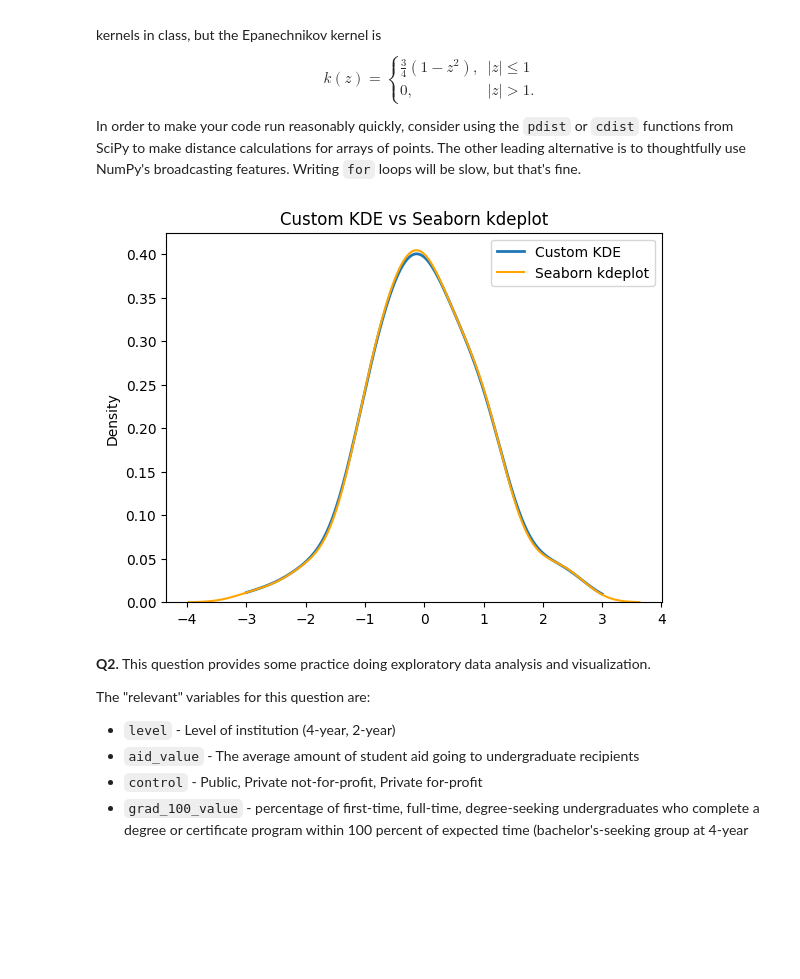
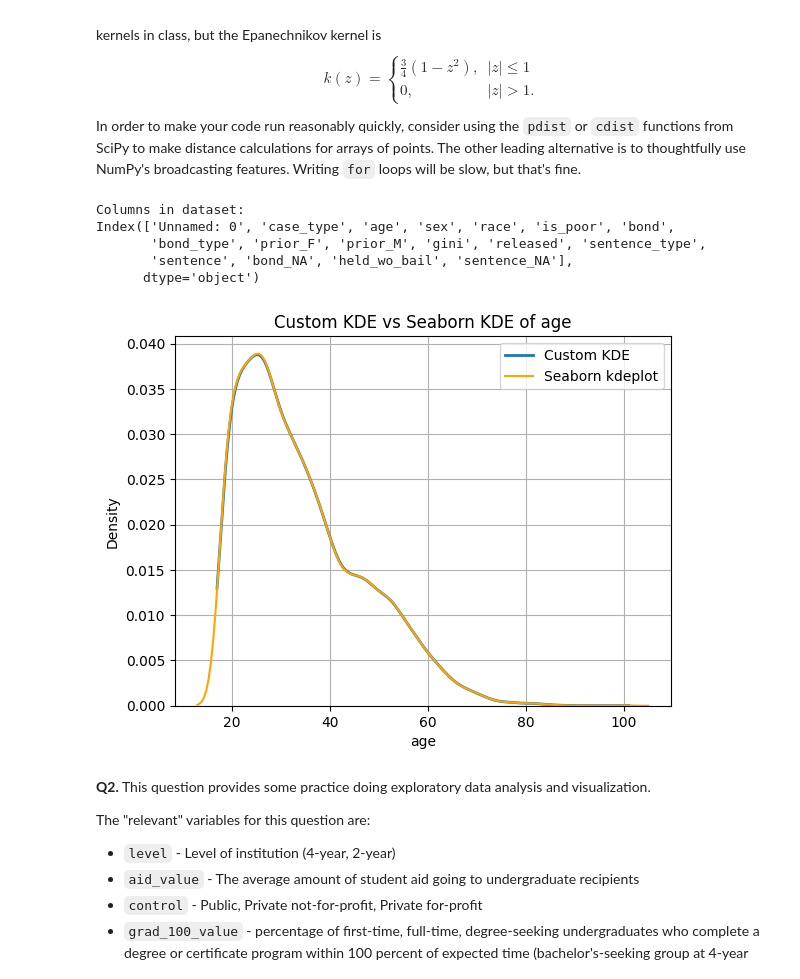
Before and after one commit to suhanee-singh/visualization_assignment, a Jupyter notebook: assignment.ipynb, the cells around one changed output. Saved outputs shown, nothing was run; the diff lists cells and outputs as text; code cells hidden in the pictures; blank space fills up the shorter version.

```diff
--- a/assignment.ipynb
+++ b/assignment.ipynb
@@ -35,79 +35,80 @@ $$
 
 In order to make your code run reasonably quickly, consider using the `pdist` or `cdist` functions from SciPy to make distance calculations for arrays of points. The other leading alternative is to thoughtfully use NumPy's broadcasting features. Writing `for` loops will be slow, but that's fine.
 # %%
+import pandas as pd
 import numpy as np
 import matplotlib.pyplot as plt
 import seaborn as sns
 
-# Kernel functions options
+# Kernel functions
 def gaussian_kernel(z):
     return (1 / np.sqrt(2 * np.pi)) * np.exp(-0.5 * z**2)
-
 def uniform_kernel(z):
     return np.where(np.abs(z) <= 1, 0.5, 0)
-
 def epanechnikov_kernel(z):
     return np.where(np.abs(z) <= 1, 0.75 * (1 - z**2), 0)
 
-# Silverman's bandwidth selector
+# Silverman's bandwidth
 def silverman_bw(x):
     n = len(x)
     std_dev = np.std(x)
     return 1.06 * std_dev * n ** (-1/5)
 
-# Main kernel density estimator function
+# main KDE func
 def my_kde(data, grid, kernel="gaussian", bandwidth=None):
-    """
-    Parameters:
-        data: 1D array-like data points.
-        grid: points at which to estimate density.
-        kernel: kernel type: "gaussian", "uniform", "epanechnikov".
-        bandwidth: smoothing parameter. If None, uses Silverman rule.
-    """
     data = np.asarray(data, dtype=float)
-    # Set bandwidth default
+
+    # Remove NaNs
+    data = data[~np.isnan(data)]
+    #set up default
     if bandwidth is None:
         bandwidth = silverman_bw(data)
-
-    # Map kernel name to function
     kernels = {
         "gaussian": gaussian_kernel,
         "uniform": uniform_kernel,
         "epanechnikov": epanechnikov_kernel
     }
     kernel_func = kernels.get(kernel)
     if kernel_func is None:
         raise ValueError("Invalid kernel: choose 'gaussian', 'uniform', or 'epanechnikov'")
-
     densities = []
     for pt in grid:
-        z = (pt - data) / bandwidth       # Standardized distance
-        kd_vals = kernel_func(z)          # Apply kernel
-        density = np.mean(kd_vals) / bandwidth  # Normalize and average
+        z = (pt - data) / bandwidth
+        kd_vals = kernel_func(z)
+        density = np.mean(kd_vals) / bandwidth
         densities.append(density)
-
     return np.array(densities)
 
-# Example usage and plot
-if __name__ == "__main__":
-    # Sample data
-    data = np.random.normal(0, 1, 100)
-    grid = np.linspace(-3, 3, 200)
+# TESTING
+df = pd.read_csv('./data/pretrial_data.csv')
 
-    # Compute KDE with custom function
-    density = my_kde(data, grid, kernel="gaussian")
+print("Columns in dataset:")
+print(df.columns)
+df.columns = df.columns.str.strip()
+data_column = 'age'
+data = df[data_column]
 
-    # Plot custom KDE
-    plt.plot(grid, density, label="Custom KDE", linewidth=2)
+# Define grid
+grid = np.linspace(data.min() - 1, data.max() + 1, 200)
+density = my_kde(data, grid, kernel='gaussian')
+plt.plot(grid, density, label='Custom KDE', linewidth=2)
 
-    # Plot Seaborn KDE for comparison
-    sns.kdeplot(data, bw_adjust=1, label="Seaborn kdeplot", color="orange")
+# Plot seaborn KDE
+sns.kdeplot(data, bw_adjust=1, label='Seaborn kdeplot', color='orange')
 
-    plt.legend()
-    plt.title("Custom KDE vs Seaborn kdeplot")
-    plt.show()
+plt.title(f'Custom KDE vs Seaborn KDE of {data_column}')
+plt.xlabel(data_column)
+plt.ylabel('Density')
+plt.legend()
+plt.grid(True)
+plt.show()
 # %% [output]
+Columns in dataset:
+Index(['Unnamed: 0', 'case_type', 'age', 'sex', 'race', 'is_poor', 'bond',
+       'bond_type', 'prior_F', 'prior_M', 'gini', 'released', 'sentence_type',
+       'sentence', 'bond_NA', 'held_wo_bail', 'sentence_NA'],
+      dtype='object')
-[figure, old version]
+[figure, new version]
 # %% [markdown]
 **Q2.** This question provides some practice doing exploratory data analysis and visualization.
 
```
Also changed, not shown: parts of 2 cells of this notebook.
